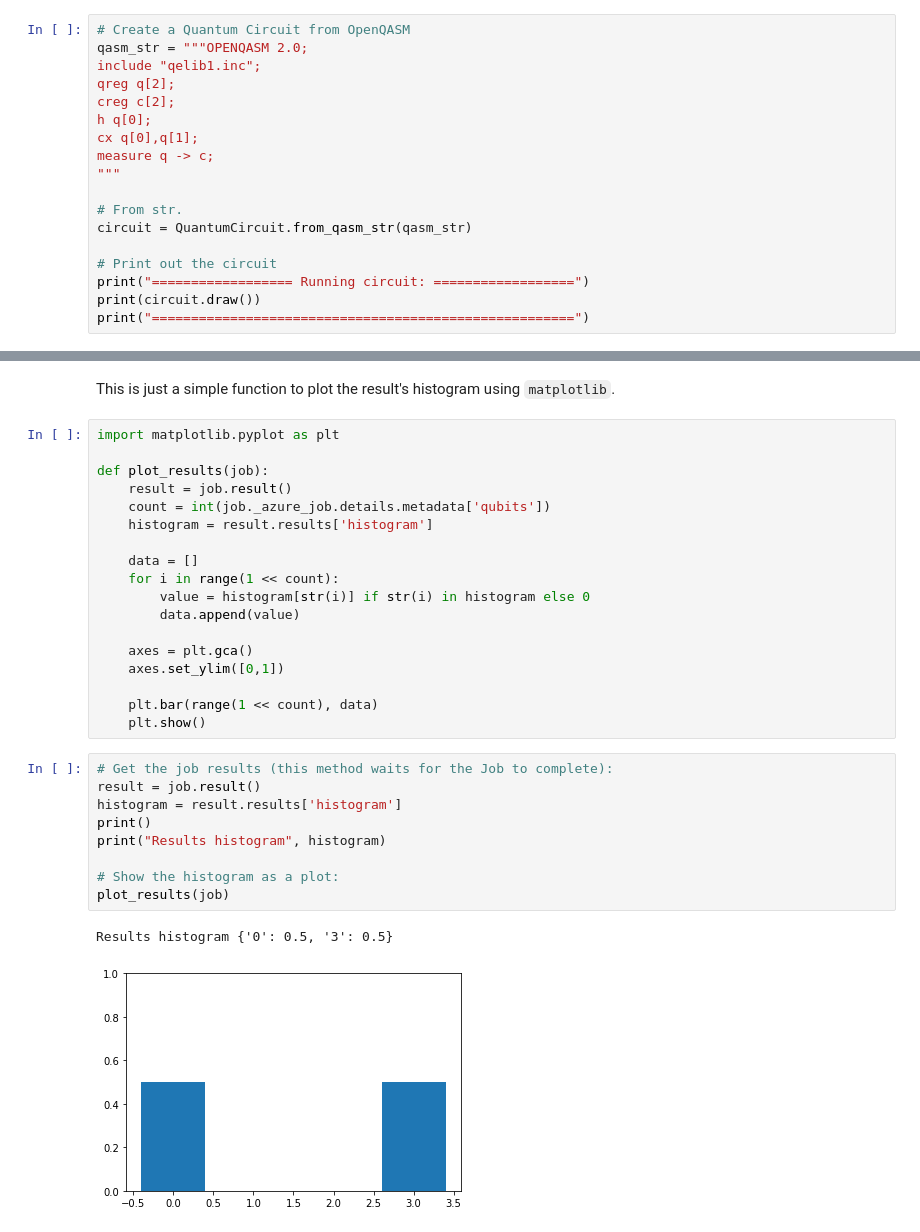
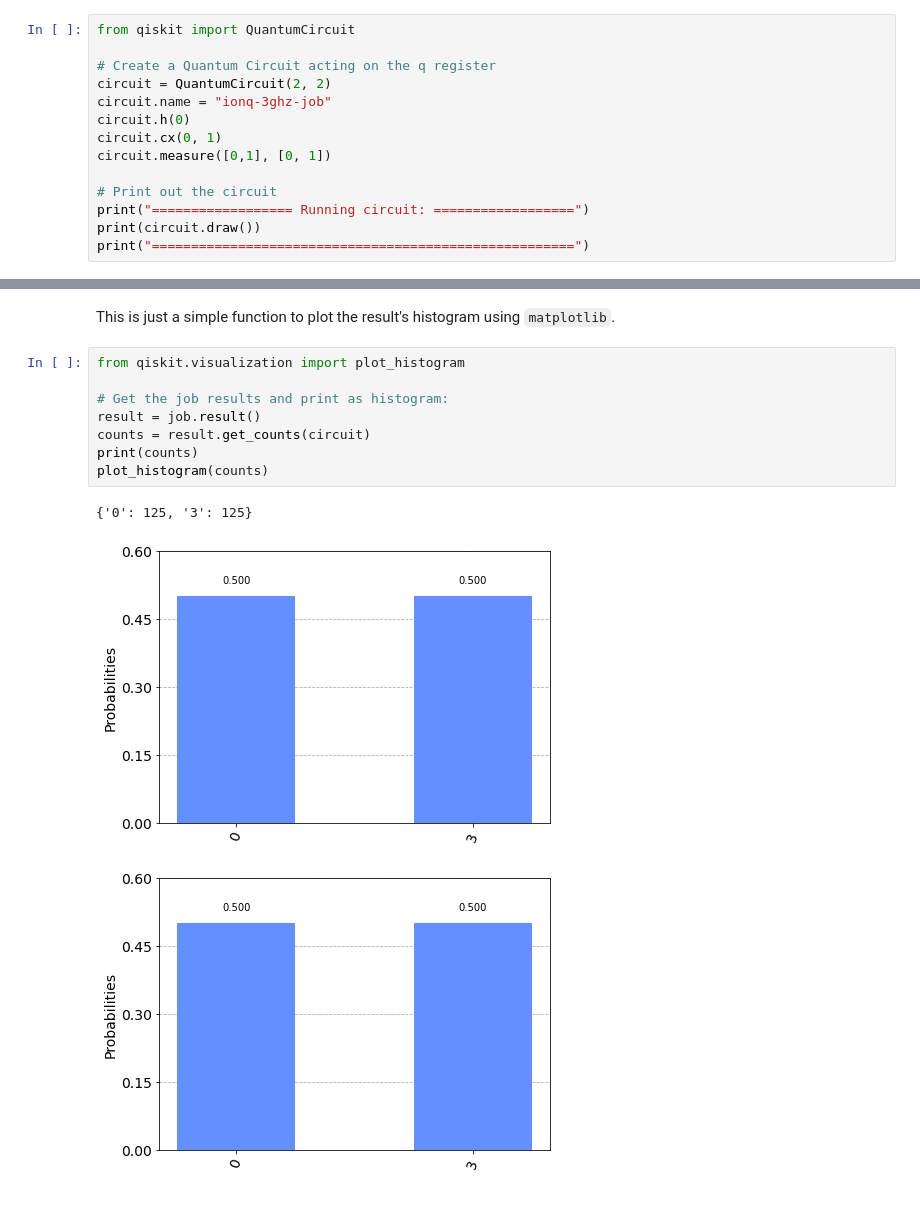
Before and after one commit to microsoft/azure-quantum-python, a Jupyter notebook: examples/azure-quantum-qiskit-demo.ipynb, the cells around one changed output, grey strips where cells are left out. Drawn from its saved outputs; the diff is of its cells as text; blank space fills up the shorter version.

```diff
--- a/examples/azure-quantum-qiskit-demo.ipynb
+++ b/examples/azure-quantum-qiskit-demo.ipynb
@@ -15,18 +12,14 @@ print([backend.name() for backend in provider.backends()])
 # %% [output]
 ['ionq.simulator', 'ionq.qpu']
 # %%
-# Create a Quantum Circuit from OpenQASM
-qasm_str = """OPENQASM 2.0;
-include "qelib1.inc";
-qreg q[2];
-creg c[2];
-h q[0];
-cx q[0],q[1];
-measure q -> c;
-"""
+from qiskit import QuantumCircuit
 
-# From str.
-circuit = QuantumCircuit.from_qasm_str(qasm_str)
+# Create a Quantum Circuit acting on the q register
+circuit = QuantumCircuit(2, 2)
+circuit.name = "ionq-3ghz-job"
+circuit.h(0)
+circuit.cx(0, 1)
+circuit.measure([0,1], [0, 1])
 
 # Print out the circuit
 print("================== Running circuit: ==================")
@@ -55,33 +55,15 @@ Job id fc7302ec-ee64-11eb-8965-2816a847b9a3
 # %% [markdown]
 This is just a simple function to plot the result's histogram using `matplotlib`.
-# %%
-import matplotlib.pyplot as plt
-
-def plot_results(job):
-    result = job.result()
-    count = int(job._azure_job.details.metadata['qubits'])
-    histogram = result.results['histogram']
-
-    data = []
-    for i in range(1 << count):
-        value = histogram[str(i)] if str(i) in histogram else 0
-        data.append(value)
-
-    axes = plt.gca()
-    axes.set_ylim([0,1])
-
-    plt.bar(range(1 << count), data)
-    plt.show()
 # %%
-# Get the job results (this method waits for the Job to complete):
+from qiskit.visualization import plot_histogram
+
+# Get the job results and print as histogram:
 result = job.result()
-histogram = result.results['histogram']
-print()
-print("Results histogram", histogram)
-
-# Show the histogram as a plot:
-plot_results(job)
+counts = result.get_counts(circuit)
+print(counts)
+plot_histogram(counts)
 # %% [output]
-Results histogram {'0': 0.5, '3': 0.5}
+{'0': 125, '3': 125}
-[figure, old version]
+[figure, new version]
+[figure, added]
 # %%
```
Also changed, not shown: parts of 5 cells of this notebook, 6 other files.
